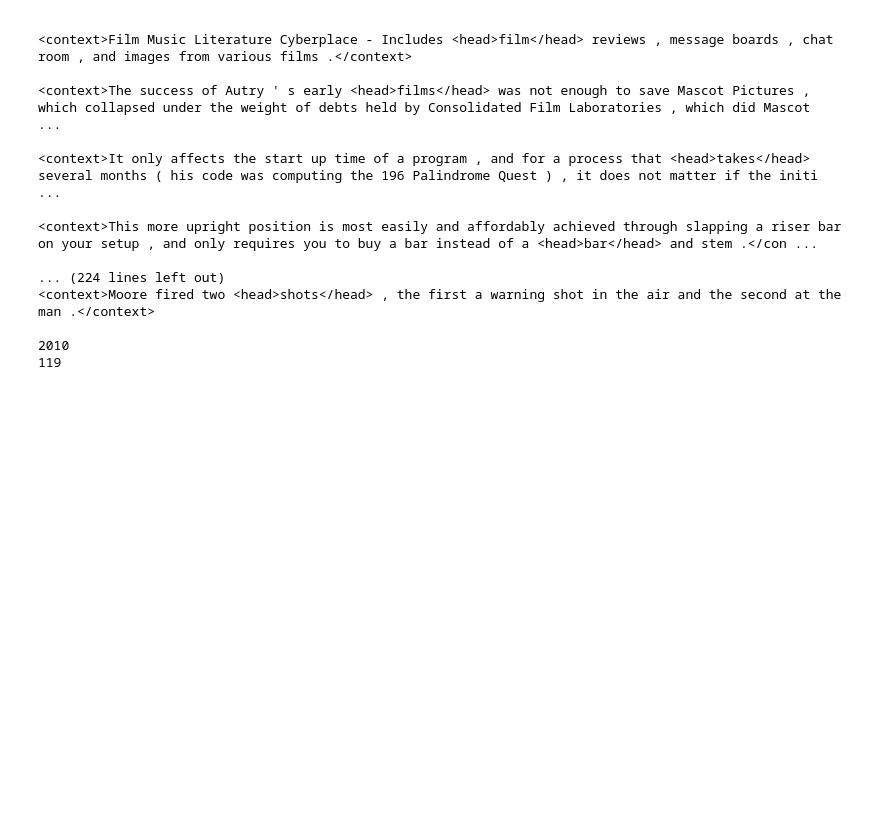
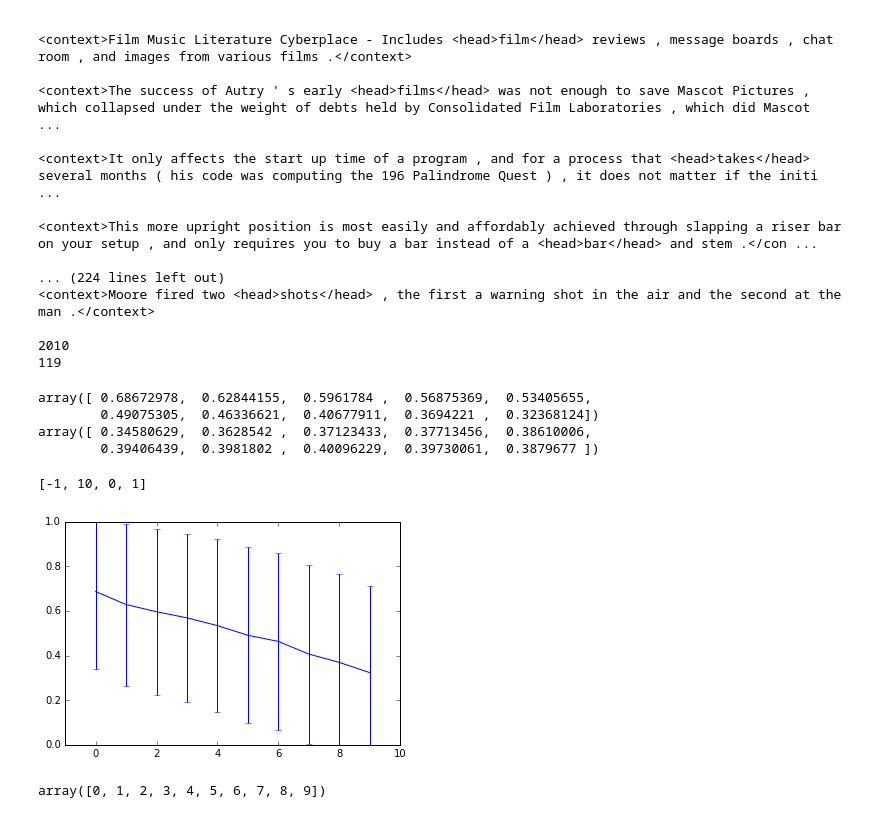
Before and after one commit to rishavjain/tmp, a Jupyter notebook: notebooks/lexsub-data-test.ipynb, the cells around one changed output. Drawn from its saved outputs; the diff is of its cells as text; code cells hidden in the pictures; blank space fills up the shorter version.

```diff
--- a/notebooks/lexsub-data-test.ipynb
+++ b/notebooks/lexsub-data-test.ipynb
@@ -49,3 +49,34 @@ print(count)
 
 2010
 119
+# %%
+import numpy as np
+from pprint import pprint
+import matplotlib.pyplot as plt
+
+arr = np.load('../data/2/np.dump.npy')
+
+_mean = arr.mean(axis=0)
+
+pprint(_mean)
+
+_std = arr.std(axis=0)
+
+pprint(_std)
+
+%matplotlib inline
+
+plt.figure()
+plt.errorbar(np.arange(0,10), _mean, yerr=_std)
+plt.axis([-1, 10, 0, 1])
+# %% [output]
+array([ 0.68672978,  0.62844155,  0.5961784 ,  0.56875369,  0.53405655,
+        0.49075305,  0.46336621,  0.40677911,  0.3694221 ,  0.32368124])
+array([ 0.34580629,  0.3628542 ,  0.37123433,  0.37713456,  0.38610006,
+        0.39406439,  0.3981802 ,  0.40096229,  0.39730061,  0.3879677 ])
+[-1, 10, 0, 1]
+[figure, added]
+# %%
+np.arange(0,10)
+# %% [output]
+array([0, 1, 2, 3, 4, 5, 6, 7, 8, 9])
```
Also changed, not shown: 8 other files.
